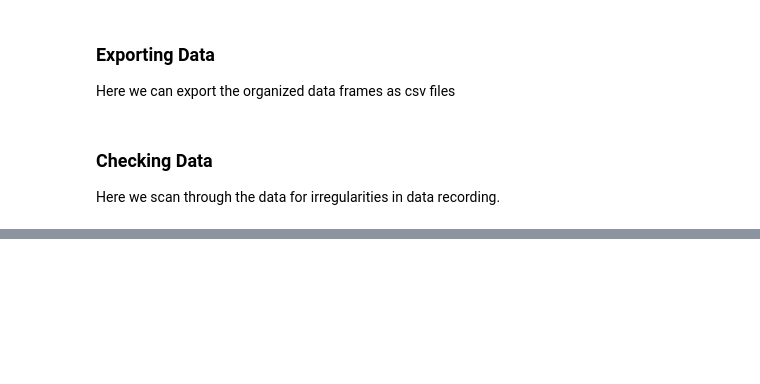
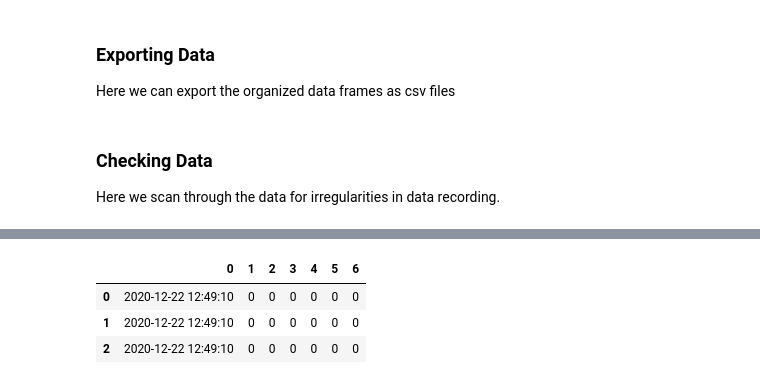
Before and after one commit to rrochlin/UWMedDecember, a Jupyter notebook: Dev.ipynb, the cells around one changed output, grey strips where cells are left out. Cells and saved outputs as stored; diff of their text form; code cells hidden in the pictures; blank space fills up the shorter version.

```diff
--- a/Dev.ipynb
+++ b/Dev.ipynb
@@ -109,0 +235,11 @@ for x in data:
+# %%
+temp =  data['S-01'].values[0]
+overall = []
+for i in range(3):
+    overall.append(temp)
+pd.DataFrame(overall)
+# %% [output]
+|  | 0 | 1 | 2 | 3 | 4 | 5 | 6 |
+| 0 | 2020-12-22 12:49:10 | 0 | 0 | 0 | 0 | 0 | 0 |
+| 1 | 2020-12-22 12:49:10 | 0 | 0 | 0 | 0 | 0 | 0 |
+| 2 | 2020-12-22 12:49:10 | 0 | 0 | 0 | 0 | 0 | 0 |
```
Also changed, not shown: parts of 20 cells of this notebook, 1 other file.
